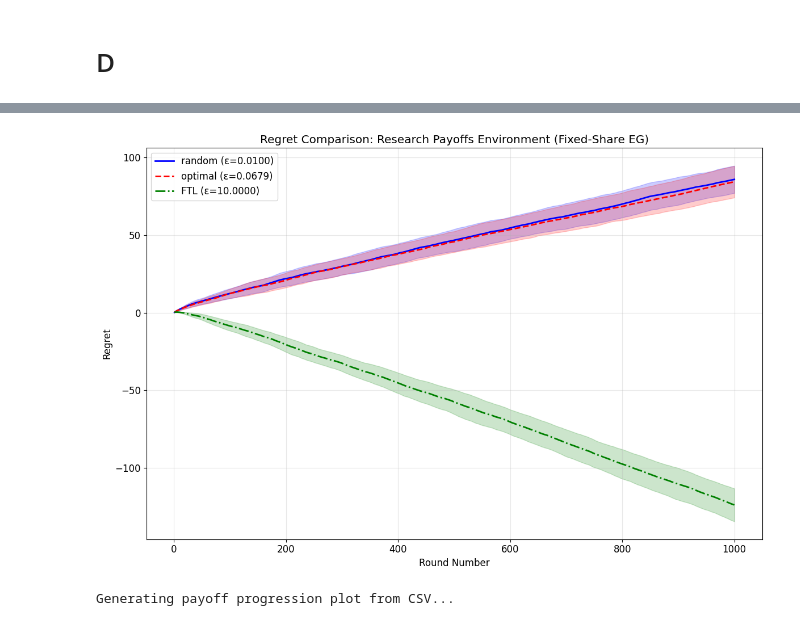
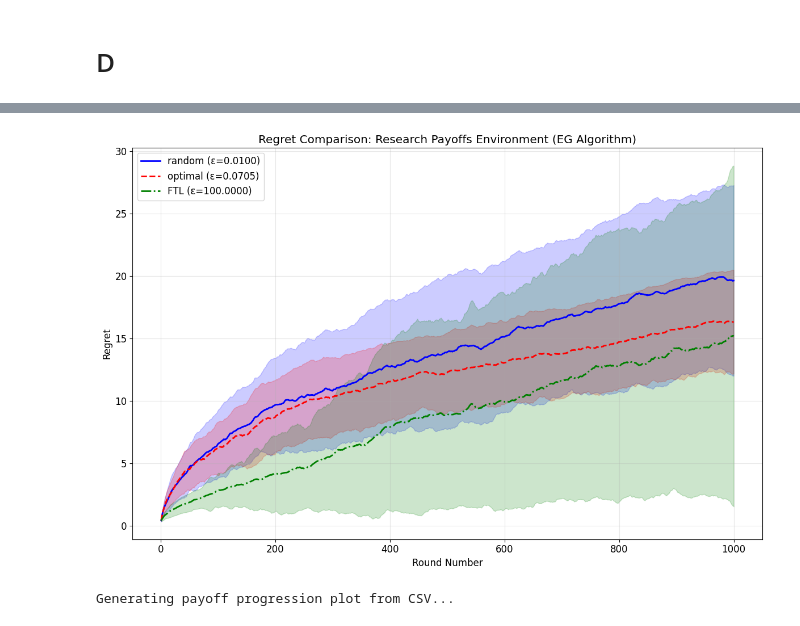
Before and after one commit to KoshiHarashima/CS332, a Jupyter notebook: 332Project2/code/final_analysis.ipynb, the cells around one changed output, grey strips where cells are left out. Drawn from its saved outputs; the diff is of its cells as text; code cells hidden in the pictures.

```diff
--- a/332Project2/code/final_analysis.ipynb
+++ b/332Project2/code/final_analysis.ipynb
@@ -389,8 +389,3 @@ plt.show()
 [figure]
 # %% [markdown]
 # D
-# %%
-# Fixed parameters
-k = 5  # Number of actions (reading clusters)
-n = 1000
-num_simulations = 100  # Monte Carlo simulation times
@@ -540,36 +549,36 @@ Final regret statistics:
 import visualization
 
 # Load the data
-research_fs_df = pd.read_csv(data_dir / 'research_payoffs_fixed_share_results.csv')
+research_cluster_df = pd.read_csv(data_dir / 'research_payoffs_cluster_results.csv')
 
-print("Research Payoffs Fixed-Share Results - Data Overview:")
-print(f"Shape: {research_fs_df.shape}")
-print(f"Columns: {list(research_fs_df.columns)}")
-print(f"Epsilon types: {research_fs_df['epsilon_type'].unique()}")
+print("Research Payoffs Cluster Results - Data Overview:")
+print(f"Shape: {research_cluster_df.shape}")
+print(f"Columns: {list(research_cluster_df.columns)}")
+print(f"Epsilon types: {research_cluster_df['epsilon_type'].unique()}")
 print()
 
 # Use the plot_regret_comparison function from visualization.py
 print("Generating regret comparison plot...")
 visualization.plot_regret_comparison(
-    research_fs_df,
-    'Research Payoffs Environment (Fixed-Share EG)',
-    'research_fs_regret_comparison.png'
+    research_cluster_df,
+    'Research Payoffs Environment (EG Algorithm)',
+    'research_cluster_regret_comparison.png'
 )
 
 # Plot payoff progression from CSV data
 print("Generating payoff progression plot from CSV...")
 visualization.plot_payoff_comparison(
-    research_fs_df,
-    "Research Payoffs (Fixed-Share EG)",
-    "research_fs_payoff_progression.png"
+    research_cluster_df,
+    "Research Payoffs (EG Algorithm)",
+    "research_cluster_payoff_progression.png"
 )
 
 # Summary statistics
-print("\nResearch Payoffs Fixed-Share - Summary Statistics:")
+print("\nResearch Payoffs Cluster - Summary Statistics:")
 print("=" * 50)
 
-for epsilon_name in research_fs_df["epsilon_type"].unique():
-    subset = research_fs_df[research_fs_df["epsilon_type"] == epsilon_name]
+for epsilon_name in research_cluster_df["epsilon_type"].unique():
+    subset = research_cluster_df[research_cluster_df["epsilon_type"] == epsilon_name]
     final_regrets = subset['final_regret_mean'].iloc[0]
     final_regret_std = subset['final_regret_std'].iloc[0]
     total_payoffs = subset['final_payoff_mean'].iloc[0]
@@ -585,32 +594,49 @@ print("Weight Evolution Analysis:")
 print("=" * 30)
 
 # Run a single simulation to analyze weight evolution
-k_research = 10
-n_research = 1000
-lambda_param = 0.1
+num_clusters_test = 4
+papers_per_cluster_test = 8
+selected_papers_test = num_clusters_test * 3  # Fixed: 3 papers per cluster
+n_research_test = 1000
 
-# Test with optimal epsilon
-epsilon_optimal = np.sqrt(2 * np.log(k_research) / n_research)
-research_model_test = ResearchPayoffs(k=k_research, mu=0.5, delta=0.3, rho=0.5, h=0.1, sigma=0.1, seed=42)
-fs_eg_test = FixedShareEG(k=k_research, epsilon=epsilon_optimal, n=n_research, lambda_param=lambda_param)
+# Test with optimal epsilon (using selected_papers)
+epsilon_optimal = np.sqrt(2 * np.log(selected_papers_test) / n_research_test)
+research_model_test = ResearchPayoffs(
+    num_clusters=num_clusters_test,
+    papers_per_cluster=papers_per_cluster_test,
+    regime_switch_prob=0.3,
+    seed=42
+)
+eg_test = ExponentiatedGradientFI(k=selected_papers_test, epsilon=epsilon_optimal, n=n_research_test)
+
+# Create payoff generator for EG
+def payoff_generator_test(round_num):
+    alpha, selected_papers = research_model_test.generate_payoffs(round_num)
+    return np.array([alpha[paper_id] for paper_id in selected_papers])
 
 # Run algorithm
-regret_history, total_payoff, cumulative_payoffs, payoff_history = fs_eg_test.run_algorithm(research_model_test.generate_payoffs)
-weight_history = fs_eg_test.get_weight_history()
+regret_history, total_payoff, cumulative_payoffs, payoff_history = eg_test.run(payoff_generator_test)
+weight_history = eg_test.get_weight_history()
 
 # Analyze final weights
 final_weights = weight_history[-1, :]
-print("Final weight distribution:")
-for action in range(k_research):
-    cluster_name = None
-    for cluster, actions in research_model_test.clusters.items():
-        if action in actions:
-            cluster_name = cluster
-            break
-
-    leader_marker = " (LEADER)" if action in research_model_test.leaders.values() else ""
-    print(f"  Action {action} ({cluster_name}): {final_weights[action]:.4f}{leader_marker}")
+print("Final weight distribution (all selected papers):")
+for i, weight in enumerate(final_weights):
+    # Get cluster information for this paper index
+    cluster_mapping = research_model_test.get_cluster_mapping()
+    cluster_id = cluster_mapping[i]
+    classification = research_model_test.get_paper_classification(i)
+    print(f"  Paper {i} (Cluster {cluster_id}, {classification}): {weight:.4f}")
 
 print(f"\nTotal payoff: {total_payoff:.4f}")
 print(f"Final regret: {regret_history[-1]:.4f}")
+
+# Show cluster information
+print("\nCluster Information:")
+cluster_info = research_model_test.get_cluster_info_for_researcher()
+print(f"  Current regime: {cluster_info['current_regime']}")
+print(f"  High cluster: {cluster_info['high_cluster']}")
+print(f"  Middle cluster: {cluster_info['middle_cluster']}")
+print(f"  Low clusters: {cluster_info['low_clusters']}")
+print(f"  Cluster mapping: {cluster_info['cluster_mapping']}")
 # %% [output]
@@ -618,7 +644,7 @@ Research Payoffs Fixed-Share Results - Data Overview:
 Shape: (3000, 11)
 Columns: ['round', 'epsilon_type', 'epsilon_value', 'mean_regret', 'std_regret', 'mean_payoff', 'std_payoff', 'final_regret_mean', 'final_regret_std', 'final_payoff_mean', 'final_payoff_std']
 Epsilon types: ['random' 'optimal' 'FTL']
 
 Generating regret comparison plot...
-[figure, old version]
+[figure, new version]
 Generating payoff progression plot from CSV...
```
Also changed, not shown: parts of 5 cells of this notebook, 22 other files.
